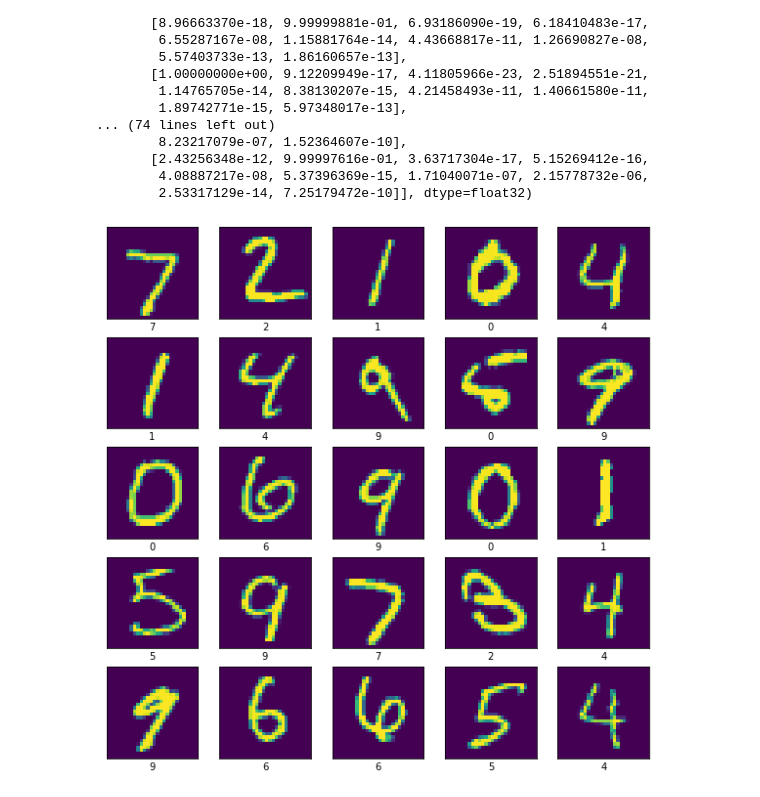
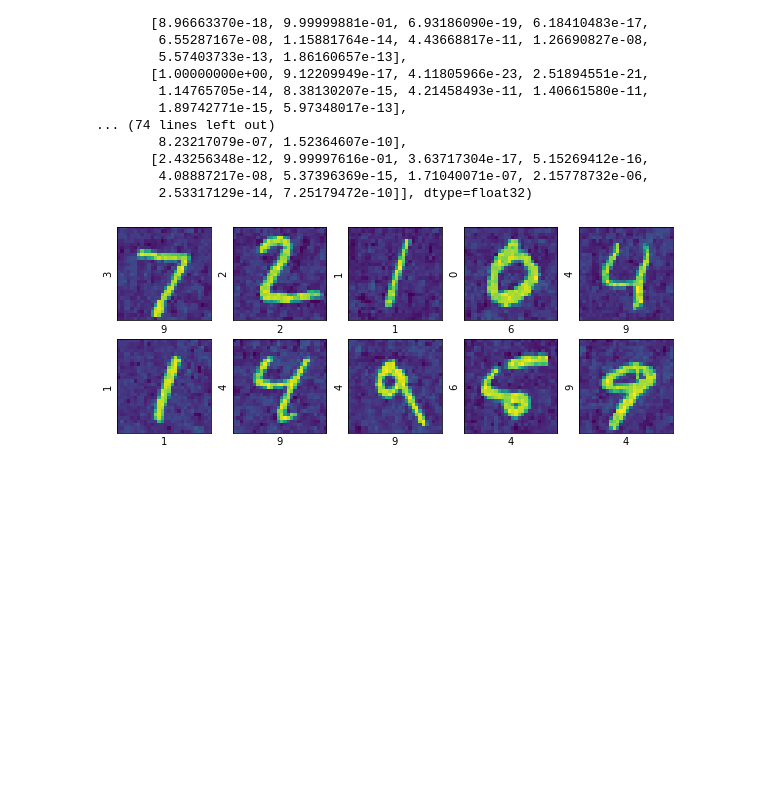
Before and after one commit to FlorianMerkle/network-pruning-and-robustness, a Jupyter notebook: CNN-low-level-wo-pruning.ipynb, the cells around one changed output. Drawn from its saved outputs; the diff is of its cells as text; code cells hidden in the pictures; blank space fills up the shorter version.

```diff
--- a/CNN-low-level-wo-pruning.ipynb
+++ b/CNN-low-level-wo-pruning.ipynb
@@ -108,15 +116,20 @@ class CustomConvModel(tf.keras.Model):
         #self.dense1 = CustomDenseLayer(weights['weights_dense_1'], biases['bias_dense_1'], 'tanh')
         self.dense2 = CustomDenseLayer(weights['weights_dense_2'], biases['bias_dense_2'], 'tanh')
         self.dense3 = CustomDenseLayer(weights['weights_dense_3'], biases['bias_dense_3'], 'softmax')
+        self.bn1 = tf.keras.layers.BatchNormalization()
+        self.bn2 = tf.keras.layers.BatchNormalization()
+        self.bn3 = tf.keras.layers.BatchNormalization()
 
     def call(self, inputs):
         x = tf.reshape(inputs, shape=[-1, 28, 28, 1])
         print(x.shape)
         x = self.conv1(x)
+        x = self.bn1(x)
         print(x.shape)
         x = self.maxpool1(x)
         print(x.shape)
         x = self.conv2(x)
+        x = self.bn2(x)
         print(x.shape)
         x = self.maxpool2(x)
         #print('yo',x.shape)
@@ -126,6 +139,7 @@ class CustomConvModel(tf.keras.Model):
         print(x.shape)
         x = layers.Flatten()(x)
         print(x.shape)
+        x = self.bn3(x)
         x =  self.dense2(x)
         print(x.shape)
         x =  self.dense3(x)
@@ -167,0 +203,19 @@ Epoch 10/10
+# %%
+eps = .2
+#x = data.test.take(1)
+advs = []
+preds = []
+adv_preds = []
+
+for i in range(10):
+    x = x_test[i]#.reshape((28,28,1))
+    print(x.shape)
+    #y_pred = model(x)
+    #test_acc_clean(y, y_pred)
+    preds.append(model(x_test[i]))
+    #x_fgm = fast_gradient_method(model, x_test[i], .25, np.inf)
+    x_pgd = projected_gradient_descent(model, x_test[i], .2, 0.01, 40, np.inf)
+    advs.append(x_pgd)
+    y_pred_fgm = model(x_pgd)
+    adv_preds.append(y_pred_fgm)
+    #test_acc_fgsm(y_test[i], y_pred_fgm)
@@ -167,0 +264,2 @@ Epoch 10/10
+# %%
+po = [np.argmax(x) for x in preds]
@@ -167,0 +270,3 @@ Epoch 10/10
+# %%
+pa = [np.argmax(x) for x in adv_preds]
+pa
@@ -247,16 +394,16 @@ preds = list(preds)
 # %%
 
 
 plt.figure(figsize=(10,10))
-for i in range(25):
-    img = tf.reshape(x_test[i], shape=[28, 28])
+for i in range(10):
+    img = tf.reshape(advs[i], shape=[28, 28])
     plt.subplot(5,5,i+1)
     plt.xticks([])
     plt.yticks([])
     plt.grid(False)
     plt.imshow(img)
-
-    plt.xlabel(preds[i])
+    plt.ylabel(po[i])
+    plt.xlabel(pa[i])
 plt.show()
 # %% [output]
-[figure, old version]
+[figure, new version]
```
Also changed, not shown: parts of 10 cells of this notebook, 13 other files.
